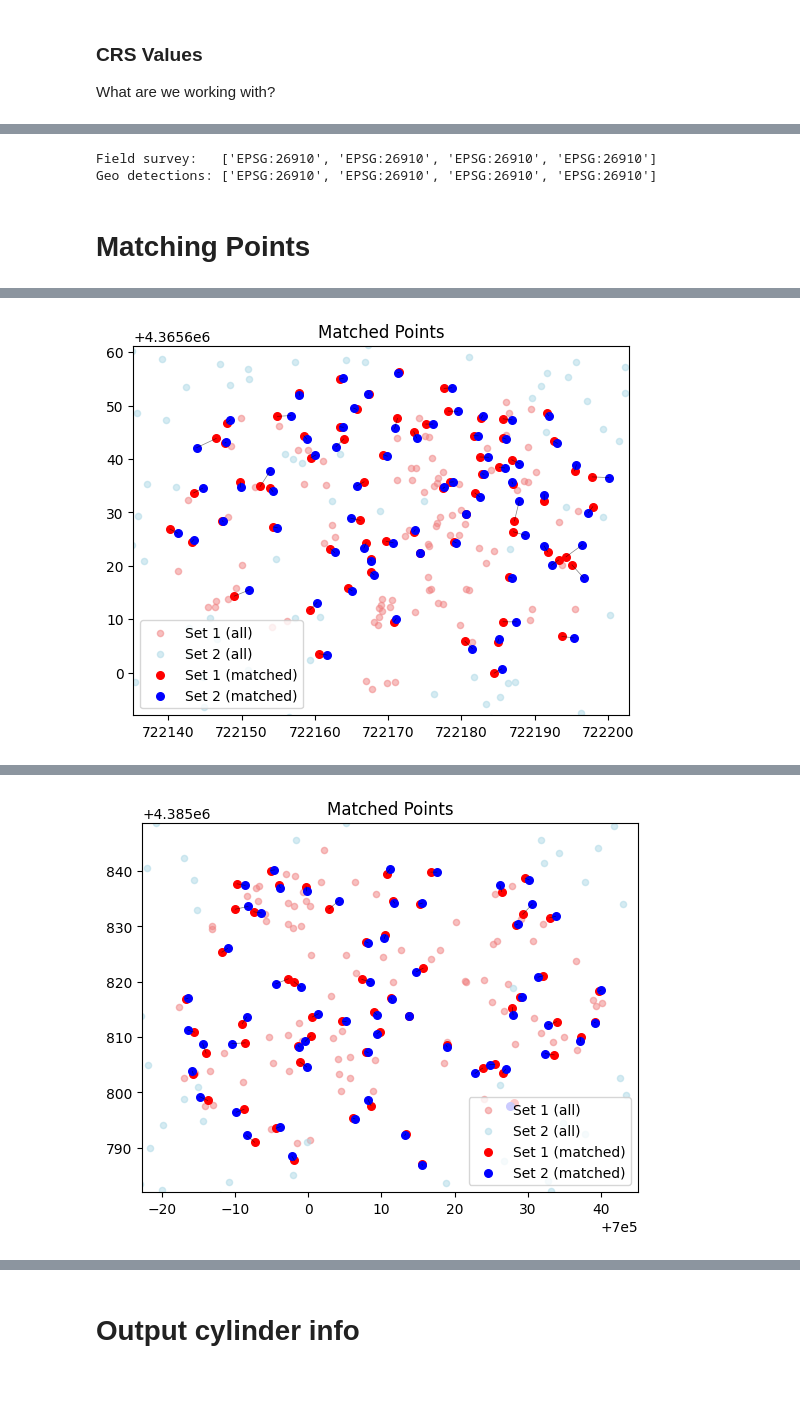
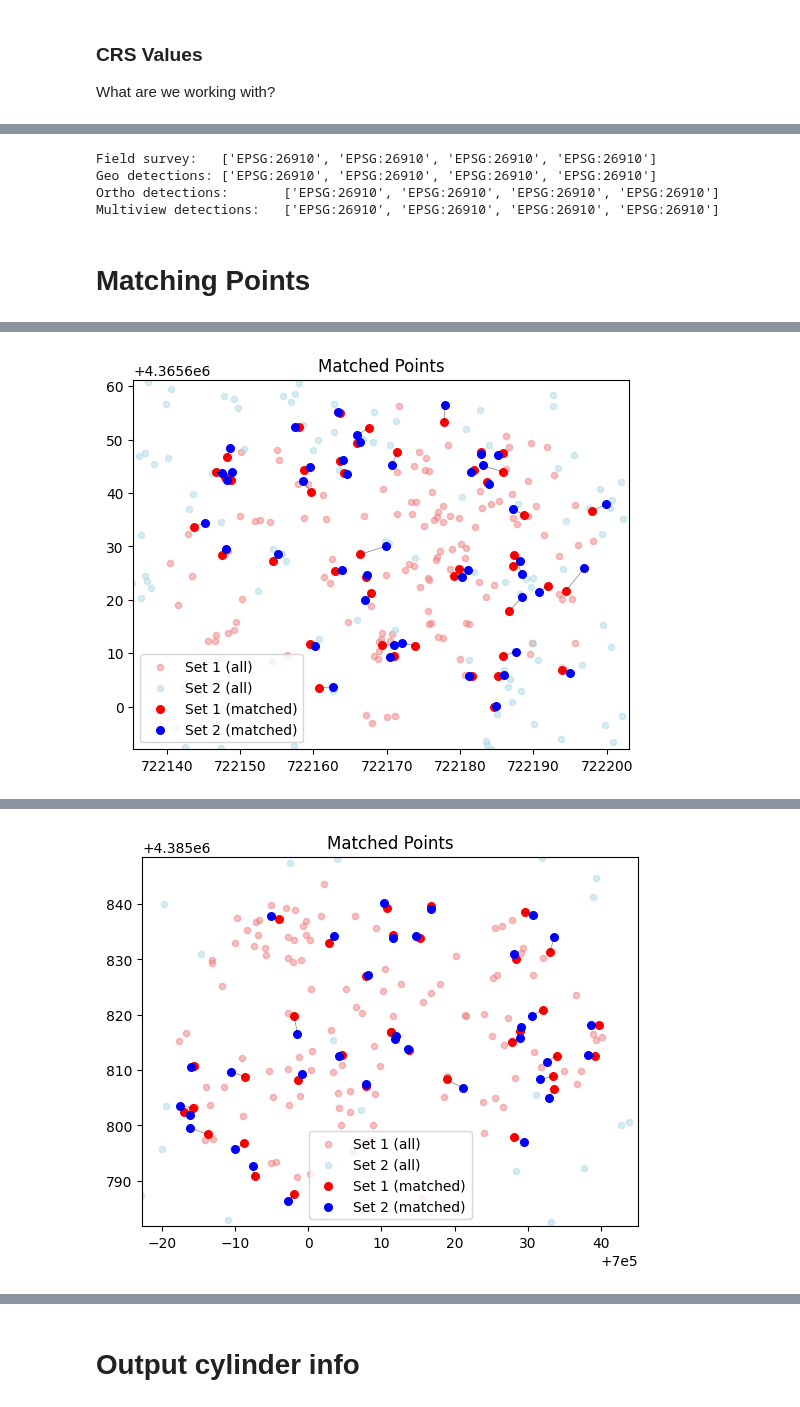
Before and after one commit to open-forest-observatory/tree-detection-framework, a Jupyter notebook: sandbox/evaluation/detection_comparisons.ipynb, the cells around one changed output, grey strips where cells are left out. Saved outputs shown, nothing was run; the diff lists cells and outputs as text; code cells hidden in the pictures.

Commit message:
Running detection evaluation, ortho not working

```diff
--- a/sandbox/evaluation/detection_comparisons.ipynb
+++ b/sandbox/evaluation/detection_comparisons.ipynb
@@ -103,31 +115,53 @@ geo_pts = [
     reproject_detections(rd, target_crs)
     for rd in geo_pts
 ]
+
+ortho_pts = [
+    reproject_detections(rd, target_crs)
+    for rd in ortho_pts
+]
+
+mv_pts = [
+    reproject_detections(rd, target_crs)
+    for rd in mv_pts
+]
 # %%
 # Final check
 print(f"Field survey:\t{[str(rd.get_CRS()) for rd in gt_pts]}")
 print(f"Geo detections:\t{[str(rd.get_CRS()) for rd in geo_pts]}")
+print(f"Ortho detections:\t{[str(rd.get_CRS()) for rd in ortho_pts]}")
+print(f"Multiview detections:\t{[str(rd.get_CRS()) for rd in mv_pts]}")
 # %% [output]
 Field survey:   ['EPSG:26910', 'EPSG:26910', 'EPSG:26910', 'EPSG:26910']
 Geo detections: ['EPSG:26910', 'EPSG:26910', 'EPSG:26910', 'EPSG:26910']
+Ortho detections:       ['EPSG:26910', 'EPSG:26910', 'EPSG:26910', 'EPSG:26910']
+Multiview detections:   ['EPSG:26910', 'EPSG:26910', 'EPSG:26910', 'EPSG:26910']
 # %% [markdown]
 # Matching Points
 # %%
-hcol1 = {"height_column_1": "height"}
-hcol2 = {"height_column_2": "height"}
-# hcol1 = {}
-# hcol2 = {}
+dataset1, hcol1 = gt_pts, {"height_column_1": "height"}
+# dataset2, hcol2 = geo_pts, {"height_column_2": "height"}
+dataset2, hcol2 = ortho_pts, {"fillin_method": "chm"}
+# dataset2, hcol2 = mv_pts, {"fillin_method": "chm"}
+name_stem = "GTvsORTHO"
 
 matches = []
-for ptsA, ptsB, chm_path in zip(gt_pts, geo_pts, chm_paths):
+indices1 = []
+indices2 = []
+for pts1, pts2, chm_path in zip(dataset1, dataset2, chm_paths):
     matches.append(
         match_points(
-            ptsA,
-            ptsB,
-            use_height_in_distance=0.1,
+            pts1,
+            pts2,
+            distance_threshold=lambda x: 0.1 * x + 2,
+            use_height_in_distance=0.33,
+            chm_path=chm_path,
             **hcol1,
             **hcol2,
             vis=True,
         )
     )
+    # Do some bookkeeping to track which points are viable. At this point, all are
+    indices1.append(set(pts1.detections.index.to_list()))
+    indices2.append(set(pts2.detections.index.to_list()))
 # %% [output]
@@ -135 +170 @@ for ptsA, ptsB, chm_path in zip(gt_pts, geo_pts, chm_paths):
-[figure, old version]
+[figure, new version]
@@ -137 +173 @@ for ptsA, ptsB, chm_path in zip(gt_pts, geo_pts, chm_paths):
-[figure, old version]
+[figure, new version]
```
Also changed, not shown: parts of 14 cells of this notebook.
